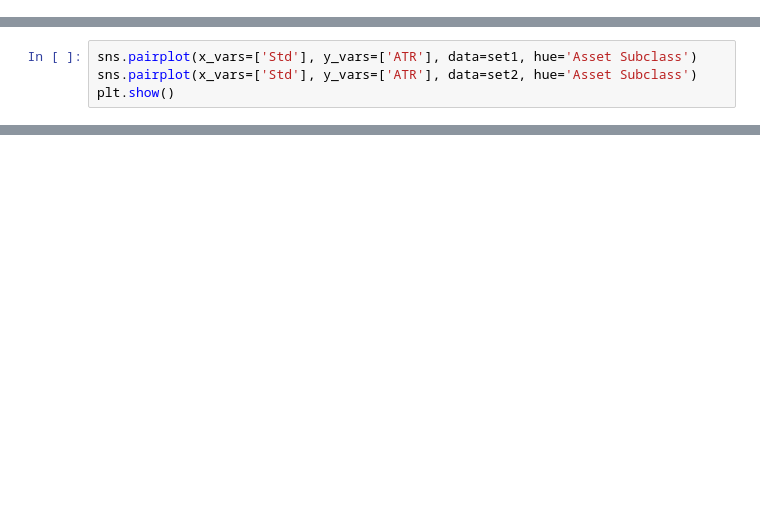
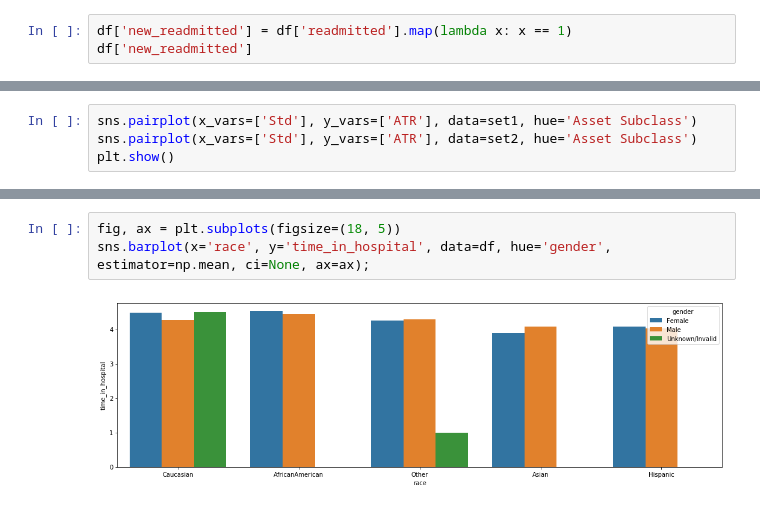
Before and after one commit to ThoaShook/DS-Project_01, a Jupyter notebook: Readmission_Data.ipynb, the cells around one changed output, grey strips where cells are left out. Saved outputs shown, nothing was run; the diff lists cells and outputs as text; blank space fills up the shorter version.

```diff
--- a/Readmission_Data.ipynb
+++ b/Readmission_Data.ipynb
@@ -238,0 +231,3 @@ TypeError: 'Series' object is not callable
+# %%
+df['new_readmitted'] = df['readmitted'].map(lambda x: x == 1)
+df['new_readmitted']
@@ -256,0 +321,6 @@ ax.tick_params(axis ='x', rotation = 90);
+# %%
+fig, ax = plt.subplots(figsize=(18, 5))
+sns.barplot(x='race', y='time_in_hospital', data=df, hue='gender',
+estimator=np.mean, ci=None, ax=ax);
+# %% [output]
+[figure, added]
```
Also changed, not shown: parts of 8 cells of this notebook.
